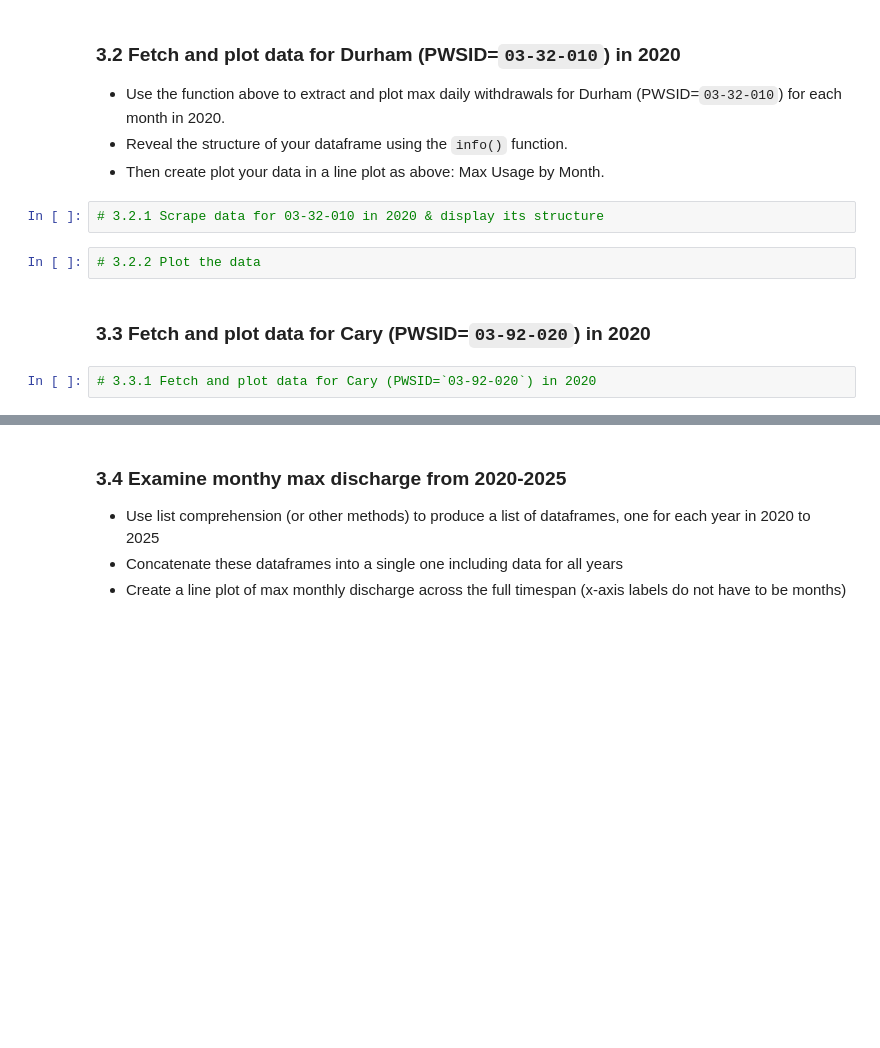
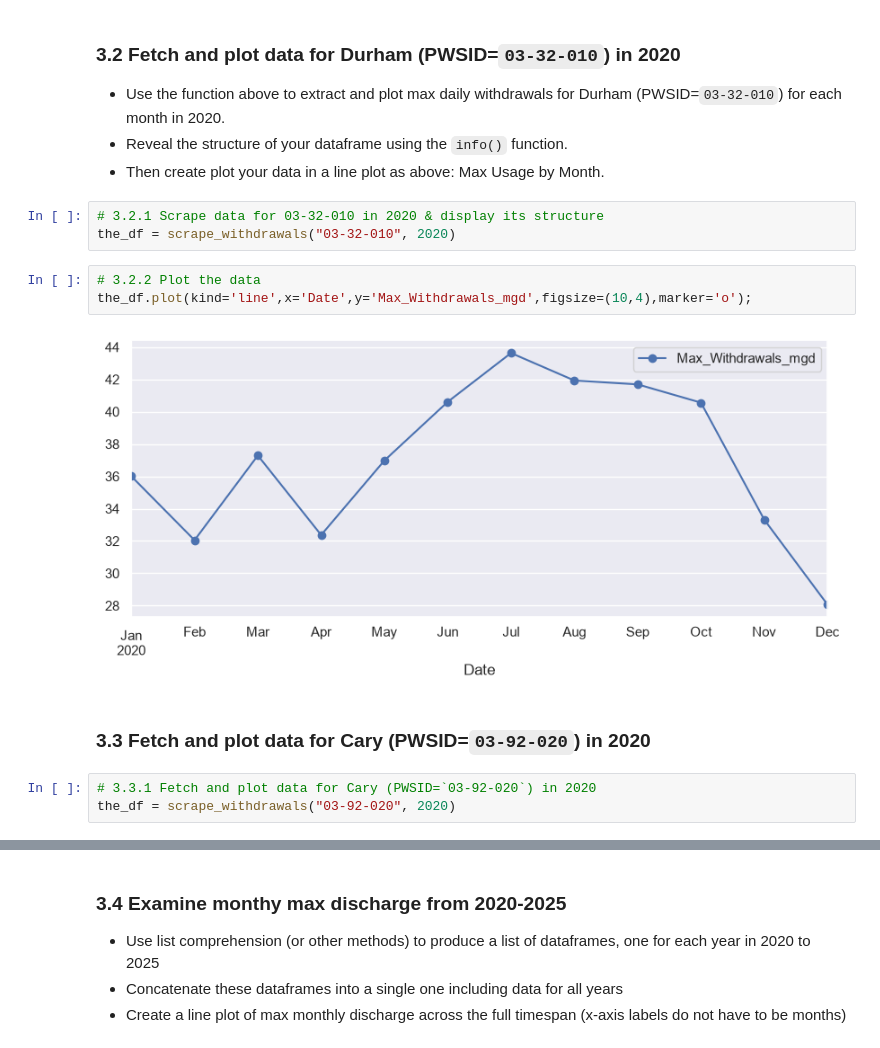
Before and after one commit to lamthieu1101/ENV700, a Jupyter notebook: Assignments/qt29_A6-DataScraping.ipynb, the cells around one changed output, grey strips where cells are left out. Cells and saved outputs as stored; diff of their text form; blank space fills up the shorter version.

```diff
--- a/Assignments/qt29_A6-DataScraping.ipynb
+++ b/Assignments/qt29_A6-DataScraping.ipynb
@@ -217,11 +217,16 @@ def scrape_withdrawals(the_year, the_facility, pause=0):
 * Then create plot your data in a line plot as above: Max Usage by Month.
 # %%
 # 3.2.1 Scrape data for 03-32-010 in 2020 & display its structure
+the_df = scrape_withdrawals("03-32-010", 2020)
 # %%
 # 3.2.2 Plot the data
+the_df.plot(kind='line',x='Date',y='Max_Withdrawals_mgd',figsize=(10,4),marker='o');
+# %% [output]
+[figure, added]
 # %% [markdown]
 ### 3.3 Fetch and plot data for Cary (PWSID=`03-92-020`) in 2020
 # %%
 # 3.3.1 Fetch and plot data for Cary (PWSID=`03-92-020`) in 2020
+the_df = scrape_withdrawals("03-92-020", 2020)
 # %%
 # 3.3.2 Plot the Cary data
```
Also changed, not shown: parts of 4 cells of this notebook, 1 other file.
